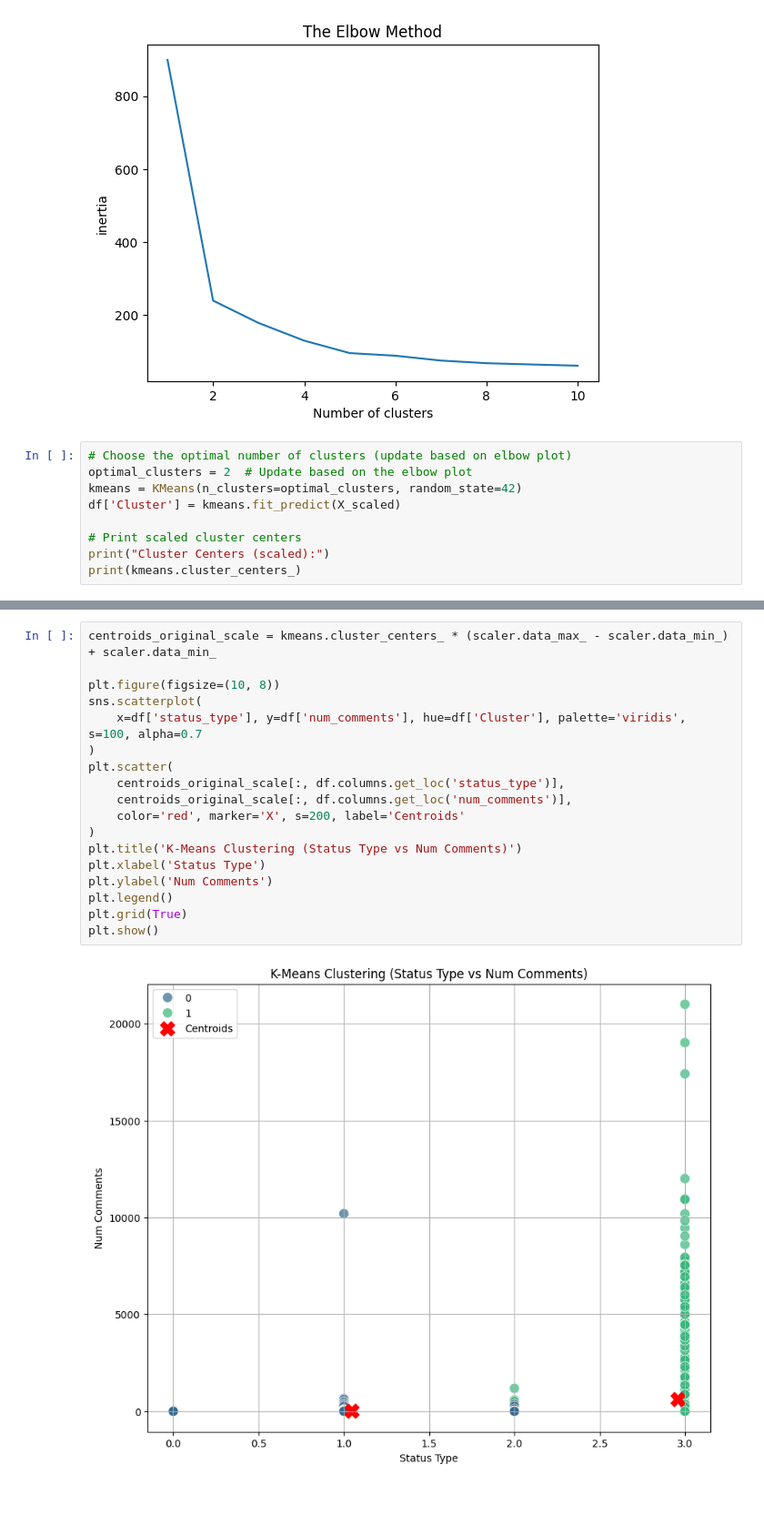
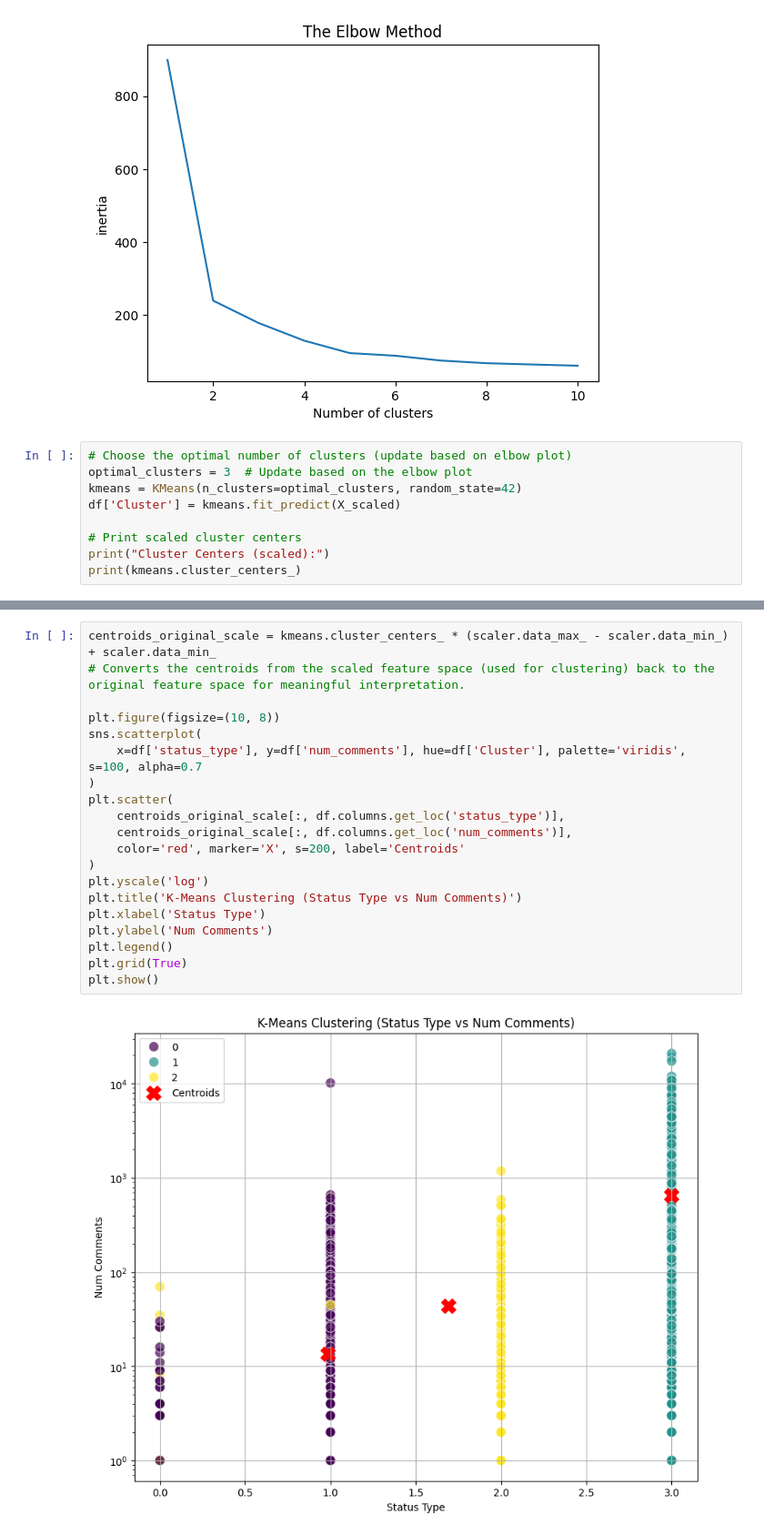
Before and after one commit to Muhamad-Mahmoud/k-means-clustering, a Jupyter notebook: k-means-clustering.ipynb, the cells around one changed output, grey strips where cells are left out. Shown at 91% size. Drawn from its saved outputs; the diff is of its cells as text; blank space fills up the shorter version.

```diff
--- a/k-means-clustering.ipynb
+++ b/k-means-clustering.ipynb
@@ -296,7 +296,7 @@ plt.show()
 [figure]
 # %%
 # Choose the optimal number of clusters (update based on elbow plot)
-optimal_clusters = 2  # Update based on the elbow plot
+optimal_clusters = 3  # Update based on the elbow plot
 kmeans = KMeans(n_clusters=optimal_clusters, random_state=42)
 df['Cluster'] = kmeans.fit_predict(X_scaled)
 
@@ -314,23 +317,25 @@ Cluster Centers (scaled):
 # %%
 centroids_original_scale = kmeans.cluster_centers_ * (scaler.data_max_ - scaler.data_min_) + scaler.data_min_
+# Converts the centroids from the scaled feature space (used for clustering) back to the original feature space for meaningful interpretation.
 
 plt.figure(figsize=(10, 8))
 sns.scatterplot(
     x=df['status_type'], y=df['num_comments'], hue=df['Cluster'], palette='viridis', s=100, alpha=0.7
 )
 plt.scatter(
     centroids_original_scale[:, df.columns.get_loc('status_type')],
     centroids_original_scale[:, df.columns.get_loc('num_comments')],
     color='red', marker='X', s=200, label='Centroids'
 )
+plt.yscale('log')
 plt.title('K-Means Clustering (Status Type vs Num Comments)')
 plt.xlabel('Status Type')
 plt.ylabel('Num Comments')
 plt.legend()
 plt.grid(True)
 plt.show()
 # %% [output]
-[figure, old version]
+[figure, new version]
 # %%
 plt.figure(figsize=(10, 8))
 sns.scatterplot(
```
Also changed, not shown: parts of 6 cells of this notebook.
